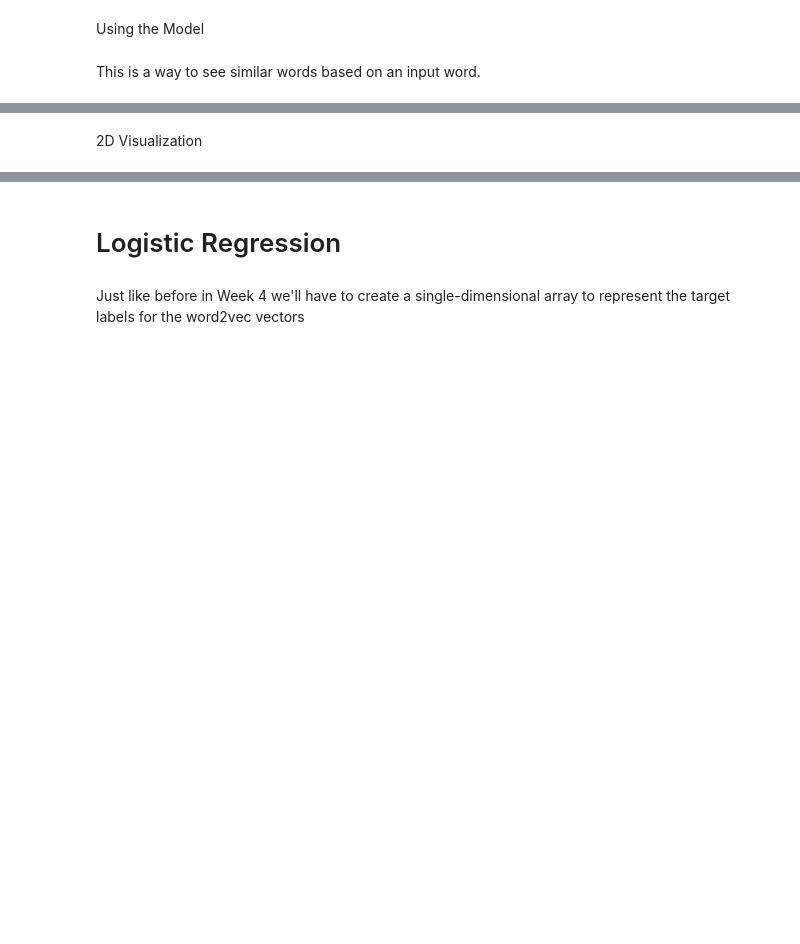
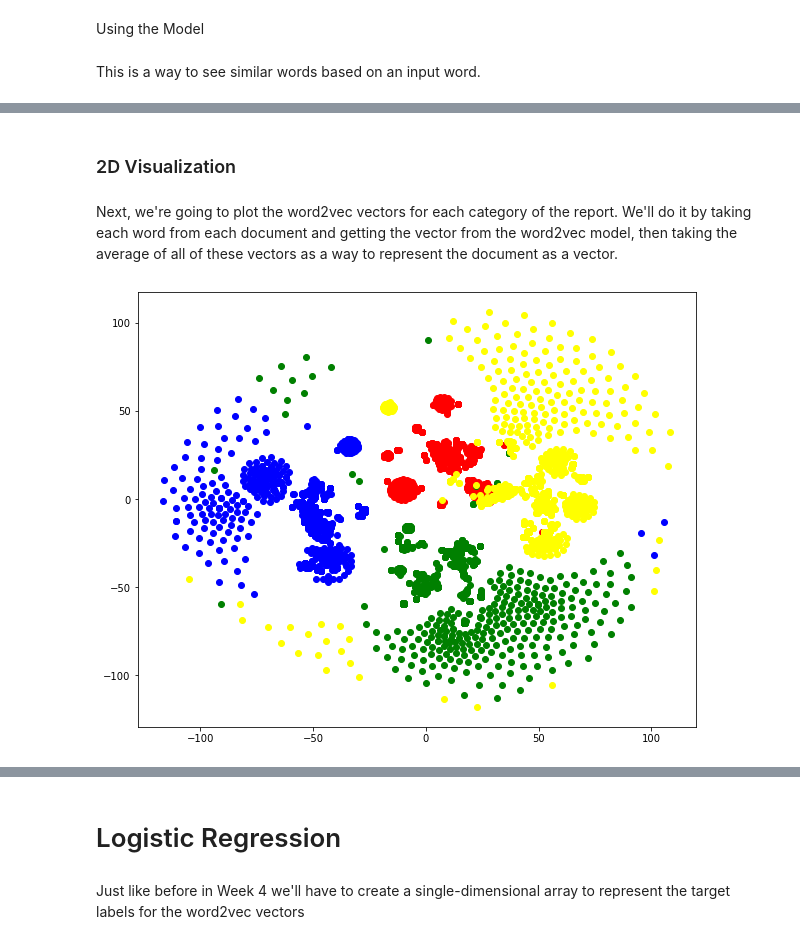
Before and after one commit to lwilliams717/OpenAvenues---NLP, a Jupyter notebook: week5.ipynb, the cells around one changed output, grey strips where cells are left out. Drawn from its saved outputs; the diff is of its cells as text; code cells hidden in the pictures; blank space fills up the shorter version.

```diff
--- a/week5.ipynb
+++ b/week5.ipynb
@@ -99,3 +98,41 @@ model.wv.most_similar(positive=["lungs"],topn=5)
-# %% [markdown]
-2D Visualization
+# %% [markdown]
+### 2D Visualization
+# %% [markdown]
+Next, we're going to plot the word2vec vectors for each category of the report. We'll do it by taking each word from each document and getting the vector from the word2vec model, then taking the average of all of these vectors as a way to represent the document as a vector.
+# %%
+# add the mean avergaing for the word2vec plot #
+f = len(findings)
+c = len(clinical)
+e = len(exam)
+i = len(impression)
+
+document_vectors = []
+for doc in corpus:
+    vectors = [model.wv[word] for word in doc if word in model.wv]
+    if vectors:
+        doc_vector = np.mean(vectors, axis=0)
+    else:
+        doc_vector = np.zeros(300)
+    document_vectors.append(doc_vector)
+
+word_vectors = model.wv.vectors
+tsne = TSNE(n_components=2, random_state=42)
+vectors_2d = tsne.fit_transform(document_vectors)
+
+color = ""
+
+plt.figure(figsize=(10, 8))
+for i, word in enumerate(vectors_2d):
+    if i <= f:
+        color = "red"
+    elif i <= f + c:
+        color = "green"
+    elif i <= f + c + e:
+        color = "blue"
+    else:
+        color = "yellow"
+    x, y = vectors_2d[i, :]
+    plt.scatter(x, y, c=color)
+# %% [output]
+[figure, added]
 # %%
```
Also changed, not shown: parts of 6 cells of this notebook.
